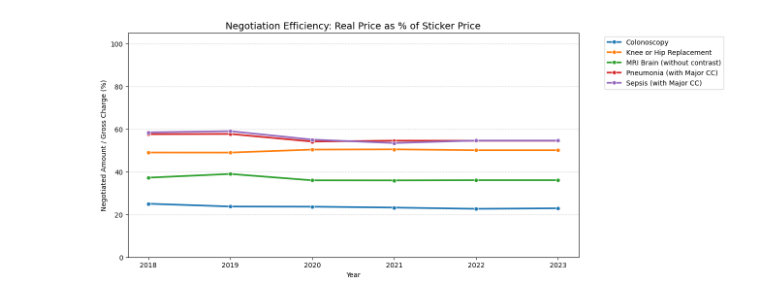
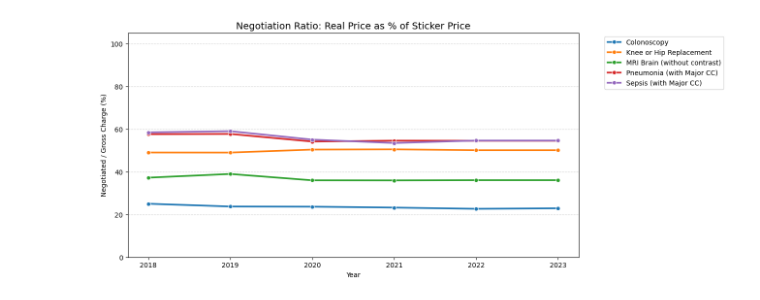
Before and after one commit to 6066Z/OpenHealthDP, a Jupyter notebook: example_analysis.ipynb, the cells around one changed output. Saved outputs shown, nothing was run; the diff lists cells and outputs as text; code cells hidden in the pictures.

Commit message:
docs: final notebook polish with scoped title and CMS data attribution

```diff
--- a/example_analysis.ipynb
+++ b/example_analysis.ipynb
@@ -89,15 +92,15 @@ This tracks the **Real Negotiated Price as a % of the Sticker Price (Gross Charg
 # %%
 if not full_df.empty:
     ratio_trend = full_df.groupby(['procedure_name', 'source_year'])['negotiation_ratio'].mean().reset_index()
 
     plt.figure(figsize=(12, 6))
     sns.lineplot(data=ratio_trend, x='source_year', y='negotiation_ratio', hue='procedure_name', marker='o', linewidth=2.5)
-    plt.title("Negotiation Efficiency: Real Price as % of Sticker Price", fontsize=14)
-    plt.ylabel("Negotiated Amount / Gross Charge (%)")
+    plt.title("Negotiation Ratio: Real Price as % of Sticker Price", fontsize=14)
+    plt.ylabel("Negotiated / Gross Charge (%)")
     plt.xlabel("Year")
     plt.ylim(0, 105)
     plt.grid(True, axis='y', ls='--', alpha=0.5)
     plt.legend(bbox_to_anchor=(1.05, 1), loc='upper left')
     plt.show()
 # %% [output]
-[figure, old version]
+[figure, new version]
```
Also changed, not shown: parts of 13 cells of this notebook.
